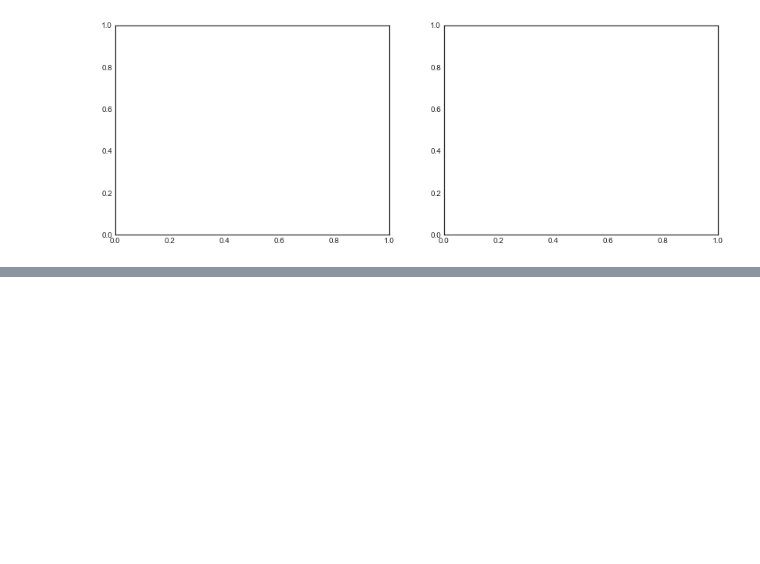
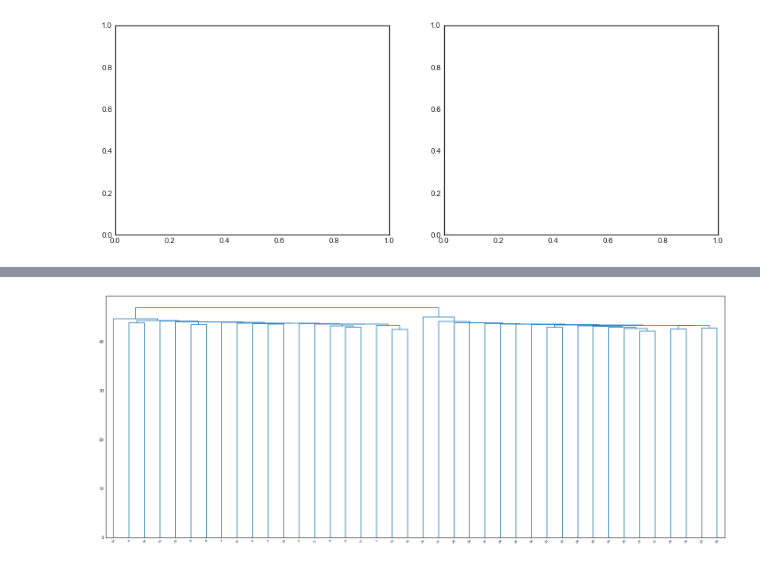
Before and after one commit to Lupercio421/STAT-724, a Jupyter notebook: Homeworks/HW6/Lupercio_Daniel_HW6.ipynb, the cells around one changed output, grey strips where cells are left out. Drawn from its saved outputs; the diff is of its cells as text; code cells hidden in the pictures; blank space fills up the shorter version.

```diff
--- a/Homeworks/HW6/Lupercio_Daniel_HW6.ipynb
+++ b/Homeworks/HW6/Lupercio_Daniel_HW6.ipynb
@@ -116,0 +248,3 @@ KeyError: (slice(None, None, None), 0)
+# %%
+gene_df2 = gene_df.T
+print(gene_df2.head())
@@ -116,0 +269,7 @@ KeyError: (slice(None, None, None), 0)
+# %%
+Z = linkage(gene_df2, 'single')
+fig = plt.figure(figsize=(25,10))
+dn = dendrogram(Z)
+plt.show()
+# %% [output]
+[figure, added]
```
Also changed, not shown: parts of 42 cells of this notebook, 2 other files.
